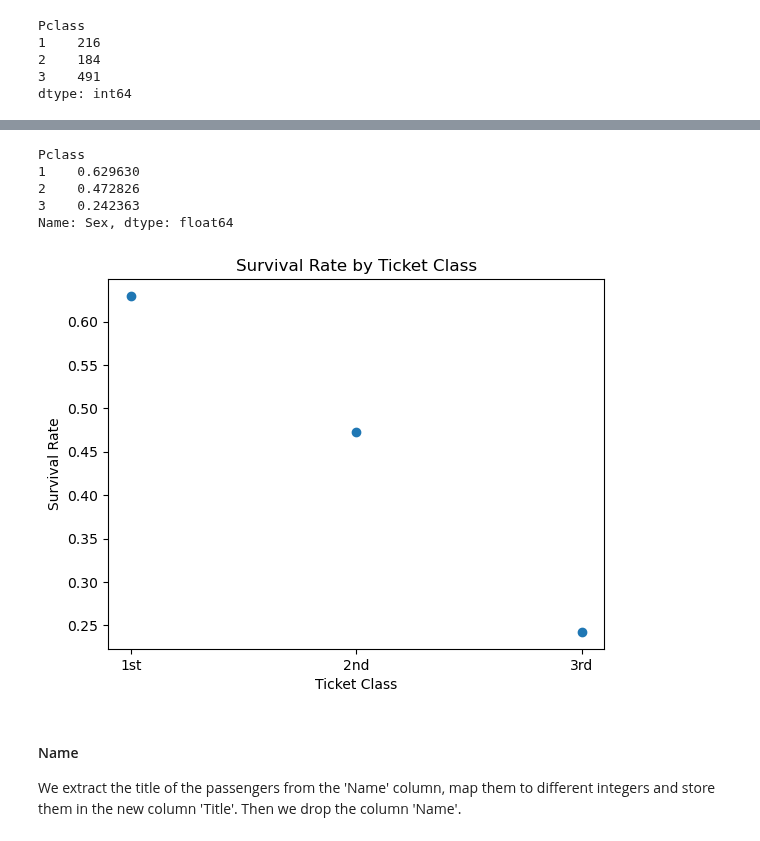
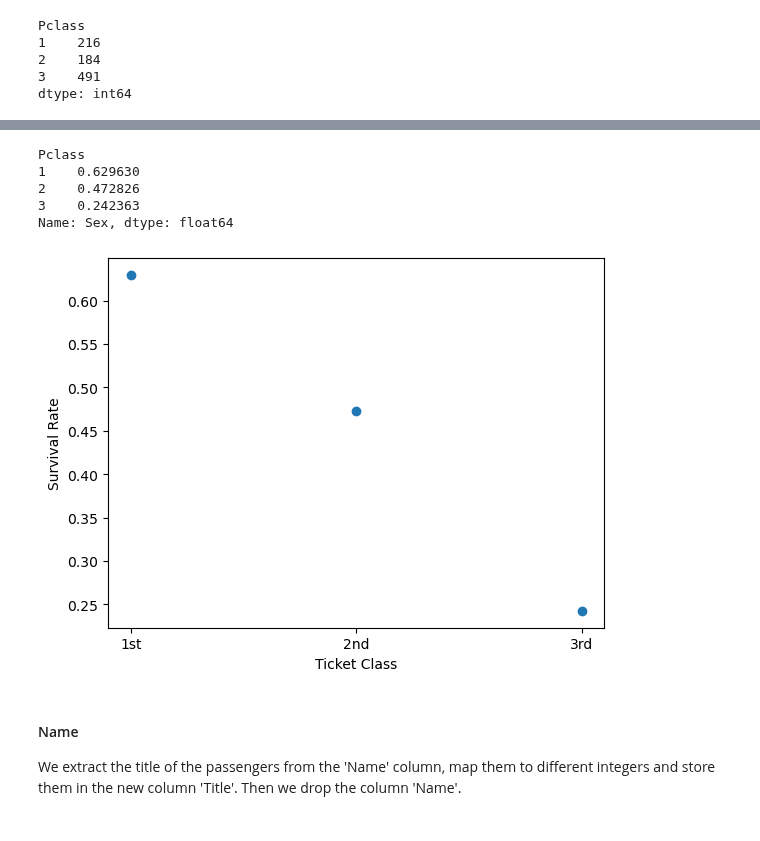
Before and after one commit to mariusjb/dm1-titanic, a Jupyter notebook: preprocessing.ipynb, the cells around one changed output, grey strips where cells are left out. Cells and saved outputs as stored; diff of their text form; code cells hidden in the pictures.

```diff
--- a/preprocessing.ipynb
+++ b/preprocessing.ipynb
@@ -147,23 +150,23 @@ plt.savefig("figures\\pclass_survived_distribution.jpg")
 # %%
-# transforming the values in survival rates
+# Survival Rates by Ticket Class
 survival_rate = Surv_1 / (Surv_0 + Surv_1)
 print(survival_rate)
 plt.xlabel('Ticket Class')
 plt.ylabel('Survival Rate')
-plt.title('Survival Rate by Ticket Class')
+#plt.title('Survival Rate by Ticket Class')
 plt.xticks(np.arange(3), ('1st', '2nd', '3rd'))
 plt.scatter(np.arange(3), survival_rate)
 plt.savefig("figures\\pclass_survivalrates.jpg")
 
-#Although not statistically founded, there is a strong relationship between the passenger class and the question of surviving or not surviving
+#Although not statistically founded, there is a strong relationship between the ticket class and the question of surviving or not surviving
 #While 63% of the passengers in the first class survived, this rate gradually went down to 47% in the second class and 24% in the third class.
 # %% [output]
 Pclass
 1    0.629630
 2    0.472826
 3    0.242363
 Name: Sex, dtype: float64
-[figure, old version]
+[figure, new version]
 # %% [markdown]
 #### Name
 We extract the title of the passengers from the 'Name' column, map them to different integers and store them in the new column 'Title'. Then we drop the column 'Name'.
```
Also changed, not shown: parts of 18 cells of this notebook, 10 other files.
